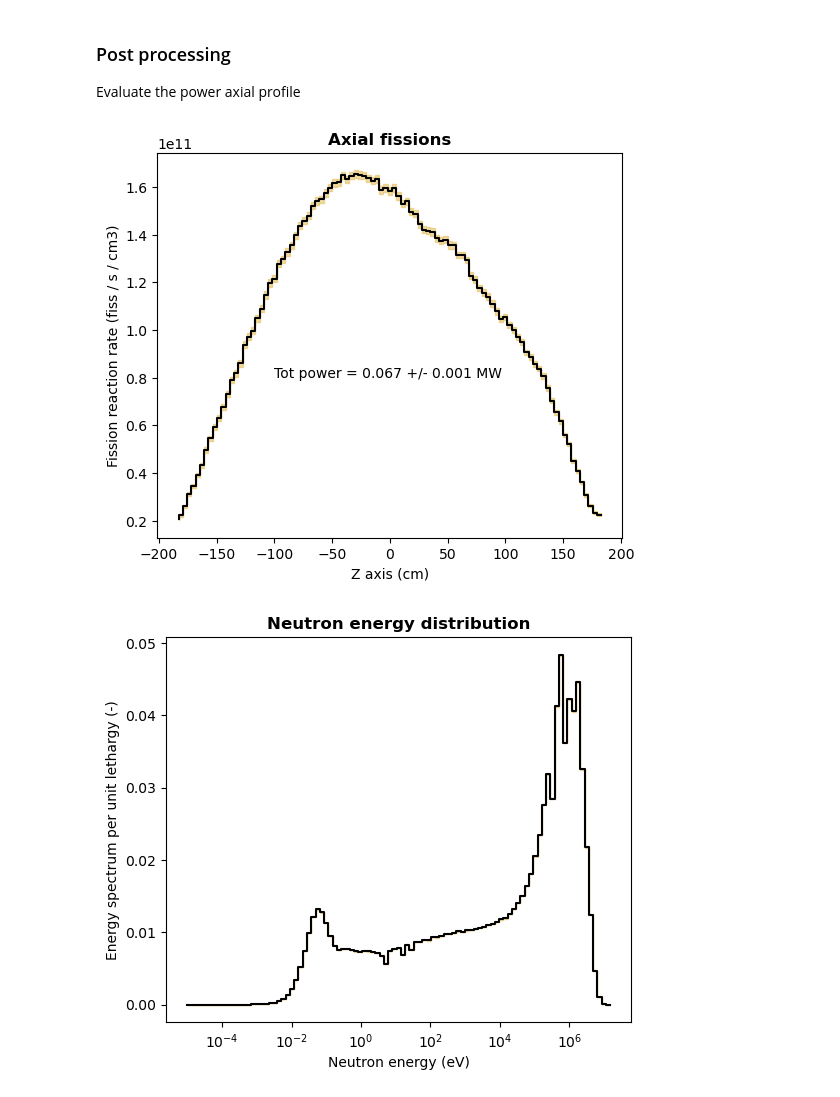
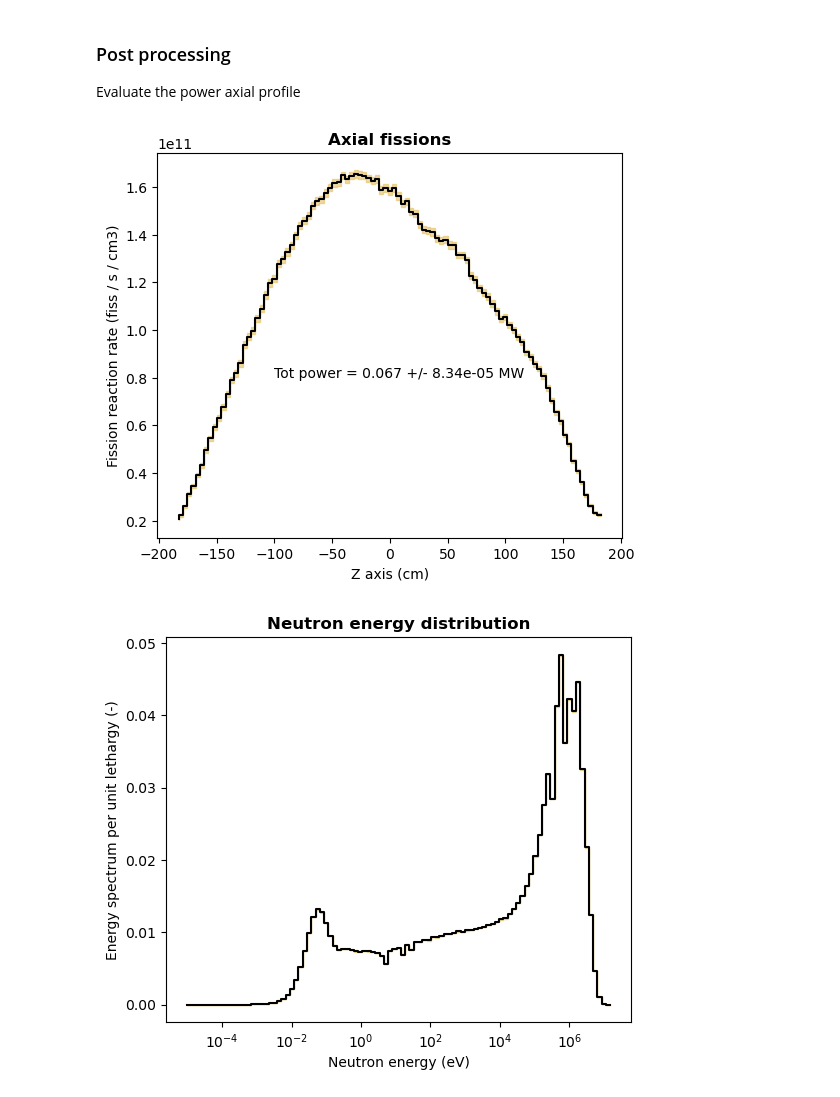
Before and after one commit to Steriva/OFELIA-demo, a Jupyter notebook: 01_NeutronicsOnly/neutronics.ipynb, the cells around one changed output. Saved outputs shown, nothing was run; the diff lists cells and outputs as text; code cells hidden in the pictures.

```diff
--- a/01_NeutronicsOnly/neutronics.ipynb
+++ b/01_NeutronicsOnly/neutronics.ipynb
@@ -105,19 +105,19 @@ phiE /= np.sum(phiE)
 # %%
 fig, ax = plt.subplots(figsize=(6,5))
 
 ax.step(z_vec, RR, drawstyle = "steps-mid", color = "black")
 ax.fill_between(z_vec, RR - URR, RR + URR, alpha = 0.4, step = "pre", color = "goldenrod")
 ax.set_xlabel("Z axis (cm)")
 ax.set_ylabel("Fission reaction rate (fiss / s / cm3)")
 ax.set_title("Axial fissions", fontweight="bold")
 
 power_calculated = np.sum(RR) * Vol * 200 * J_to_eV # MW
-Upower_calculated = np.sum(URR) * Vol * 200 * J_to_eV # MW
+Upower_calculated = np.sqrt(np.sum(URR**2)) * Vol * 200 * J_to_eV # MW
 
-ax.text(-100,0.8e11, f"Tot power = {power_calculated:.3f} +/- {Upower_calculated:.3f} MW")
+ax.text(-100,0.8e11, f"Tot power = {power_calculated:.3f} +/- {Upower_calculated:.2e} MW")
 fig.savefig("./pictures/axialfission.png", format = "png", dpi = 300, bbox_inches = "tight")
 # %% [output]
-[figure, old version]
+[figure, new version]
 # %%
 fig, ax = plt.subplots(figsize=(6,5))
 
```
Also changed, not shown: 3 other files.
